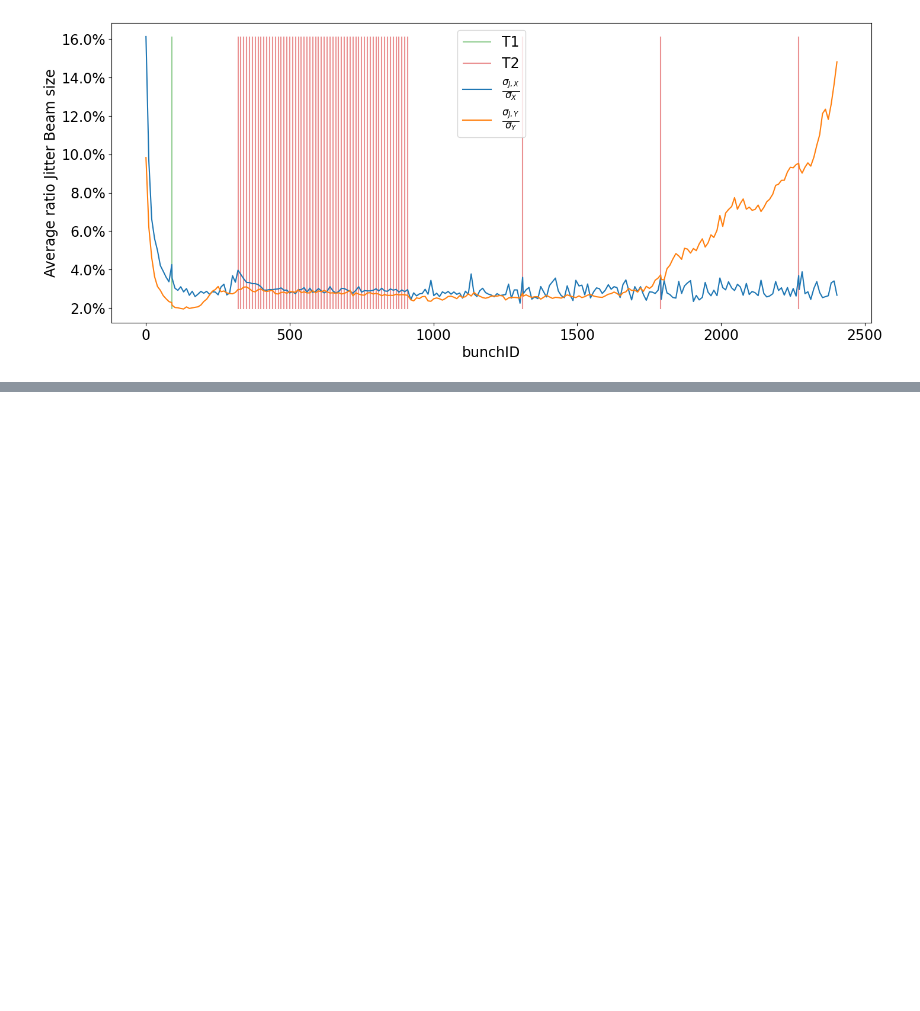
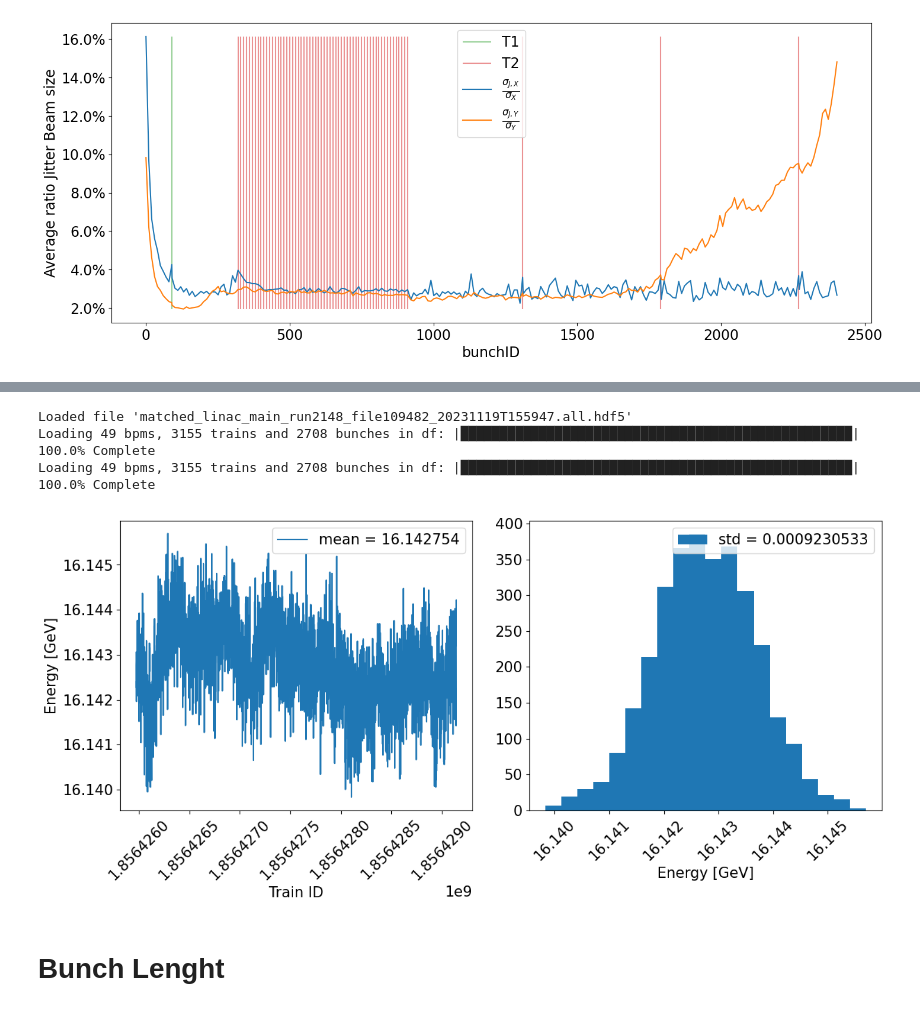
Before and after one commit to MarinDeniaud/luxe-backgrounds, a Jupyter notebook: 06_analysis/jupyter_notebooks/XFEL_data.ipynb, the cells around one changed output, grey strips where cells are left out. Drawn from its saved outputs; the diff is of its cells as text; code cells hidden in the pictures; blank space fills up the shorter version.

```diff
--- a/06_analysis/jupyter_notebooks/XFEL_data.ipynb
+++ b/06_analysis/jupyter_notebooks/XFEL_data.ipynb
@@ -152,0 +194,13 @@ Caluclate average jitter for bunch 243/243: |███████████
+# %%
+E = XFEL_BPM.EnergyPerTrainData('../XFEL_data/matched_linac_main_run2148_file109482_20231119T155947.all.hdf5')
+# %% [output]
+Loaded file 'matched_linac_main_run2148_file109482_20231119T155947.all.hdf5'
+Loading 49 bpms, 3155 trains and 2708 bunches in df: |██████████████████████████████████████████████████| 100.0% Complete
+Loading 49 bpms, 3155 trains and 2708 bunches in df: |██████████████████████████████████████████████████| 100.0% Complete
+# %%
+E.PlotAll(figsize=[12,5])
+_plt.savefig("{}_Energy_per_train".format(save_name_prefix), dpi=300, bbox_inches='tight')
+# %% [output]
+[figure, added]
+# %% [markdown]
+# Bunch Lenght
```
Also changed, not shown: parts of 32 cells of this notebook.
